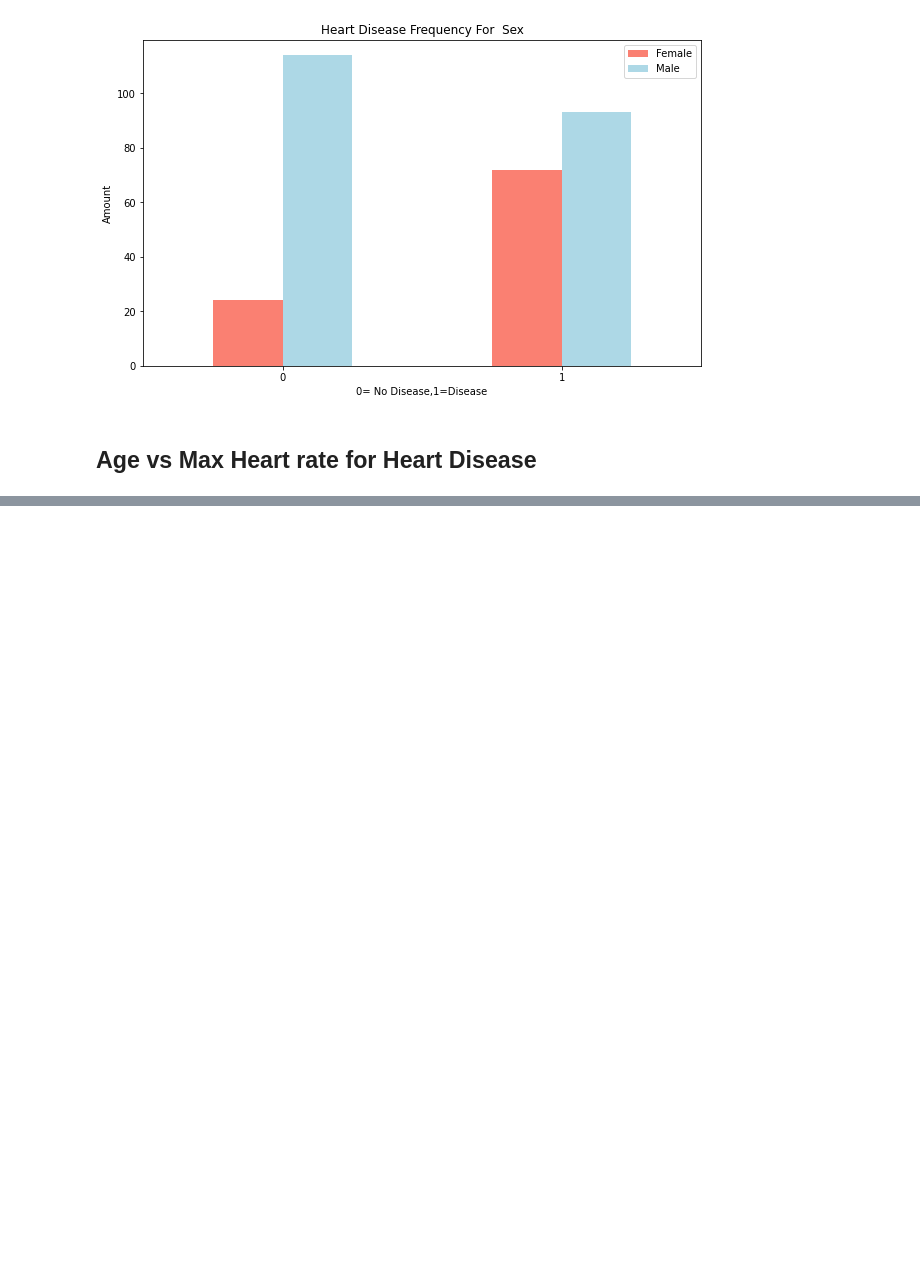
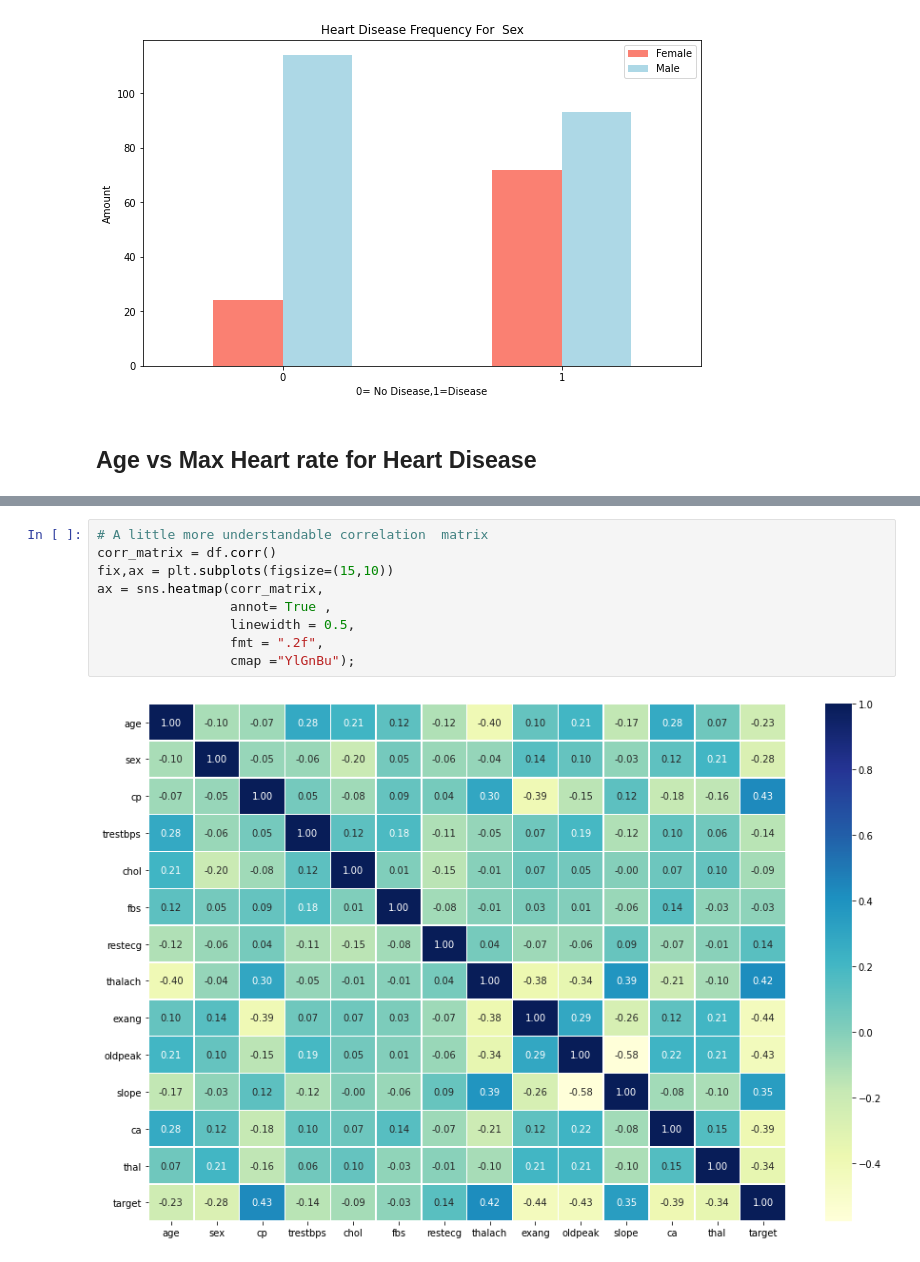
Before and after one commit to Aahra/End-to-End-Heart-Disease-classification-Milestone-Project-1-, a Jupyter notebook: End_to_end_Heart_disease_classification_.ipynb, the cells around one changed output, grey strips where cells are left out. Cells and saved outputs as stored; diff of their text form; blank space fills up the shorter version.

```diff
--- a/End_to_end_Heart_disease_classification_.ipynb
+++ b/End_to_end_Heart_disease_classification_.ipynb
@@ -224,0 +273,11 @@ plt.legend
+# %%
+# A little more understandable correlation  matrix
+corr_matrix = df.corr()
+fix,ax = plt.subplots(figsize=(15,10))
+ax = sns.heatmap(corr_matrix,
+                 annot= True ,
+                 linewidth = 0.5,
+                 fmt = ".2f",
+                 cmap ="YlGnBu");
+# %% [output]
+[figure, added]
```
Also changed, not shown: parts of 6 cells of this notebook.
